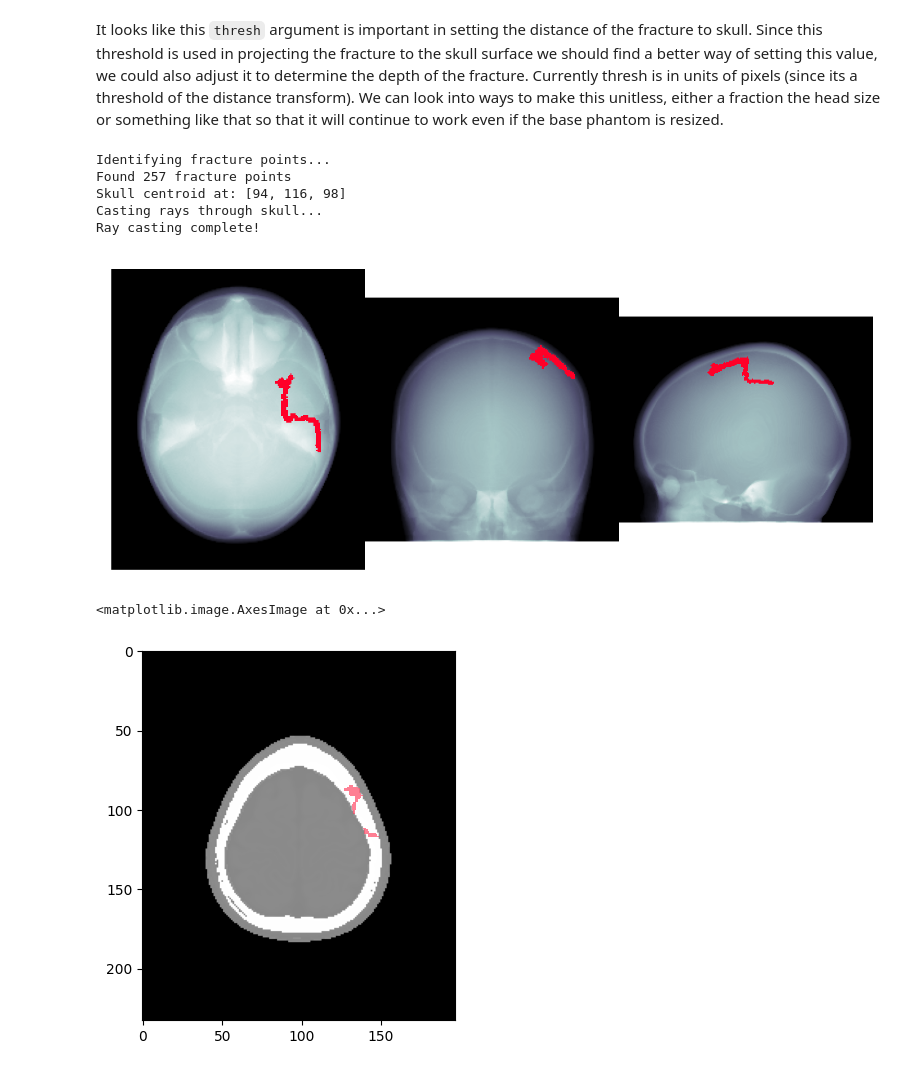
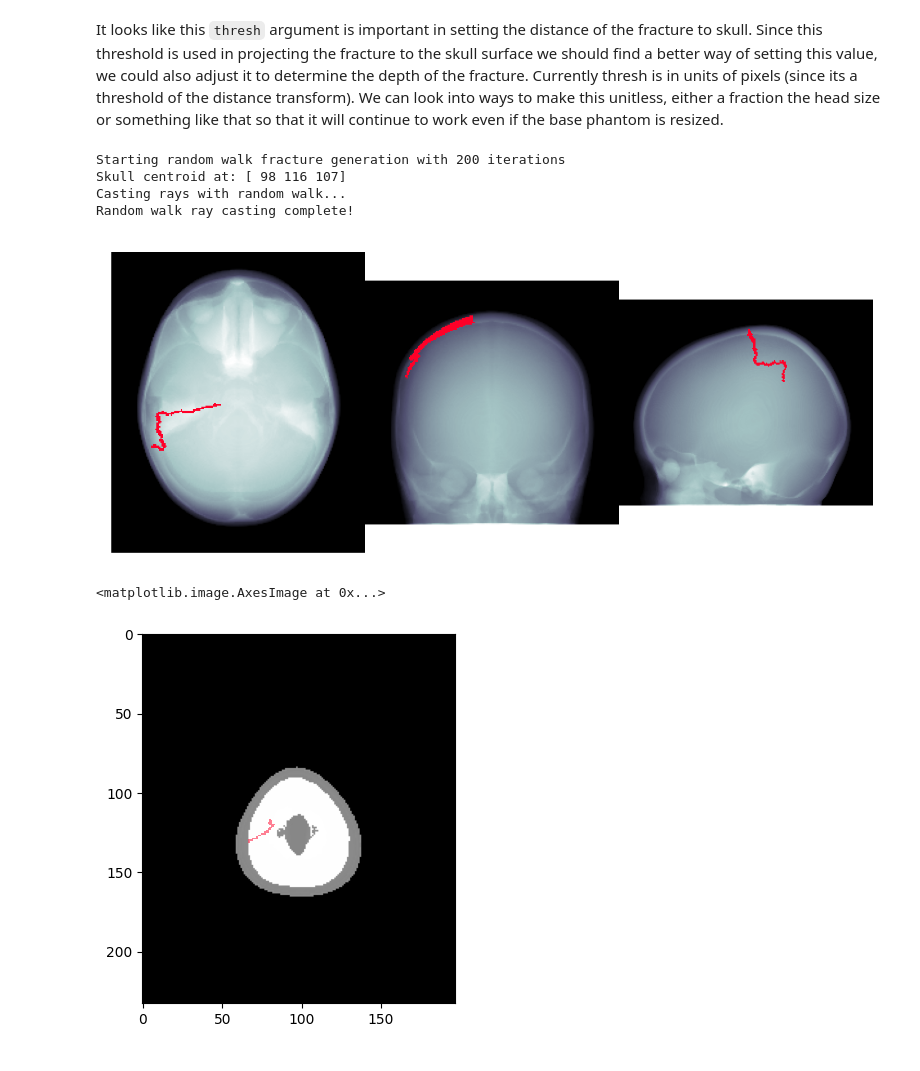
Before and after one commit to DIDSR/InSilicoICH, a Jupyter notebook: notebooks/01_fracture.ipynb, the cells around one changed output. Saved outputs shown, nothing was run; the diff lists cells and outputs as text; code cells hidden in the pictures.

Commit message:
base code for adding fracture in voxel space

```diff
--- a/notebooks/01_fracture.ipynb
+++ b/notebooks/01_fracture.ipynb
@@ -59,24 +57,23 @@ It looks like this `thresh` argument is important in setting the distance of the
 # %%
 import matplotlib.pyplot as plt
 import numpy as np
 
-fractures = phantom.get_fractures()
+fractures = phantom.get_fractures(length=200)
 fracture_mask = np.ma.masked_where(fractures == 0, fractures)
 phantom.add_fractures = False
 vol = phantom.get_CT_number_phantom()
 
 f, axs = plt.subplots(1, 3, gridspec_kw=dict(wspace=0, hspace=0), dpi=300)
 for i, ax in enumerate(axs):
     ax.imshow(vol.mean(axis=i), cmap='bone')
     ax.imshow(fracture_mask.mean(axis=i), cmap='gist_rainbow', interpolation='none')
     ax.axis('off')
 # %% [output]
-Identifying fracture points...
-Found 257 fracture points
-Skull centroid at: [94, 116, 98]
-Casting rays through skull...
-Ray casting complete!
+Starting random walk fracture generation with 200 iterations
+Skull centroid at: [ 98 116 107]
+Casting rays with random walk...
+Random walk ray casting complete!
-[figure, old version]
+[figure, new version]
 # %%
 from skimage.measure import regionprops, label
 from matplotlib import patches
@@ -92,7 +89,7 @@ ax.imshow(fracture_mask[z_slice], cmap='gist_rainbow', interpolation='none', alp
 # ax.add_patch(rect)
 # %% [output]
 <matplotlib.image.AxesImage at 0x...>
-[figure, old version]
+[figure, new version]
 # %%
 plt.imshow(fractures[z_slice])
 # %% [output]
```
Also changed, not shown: parts of 2 cells of this notebook, 2 other files.
